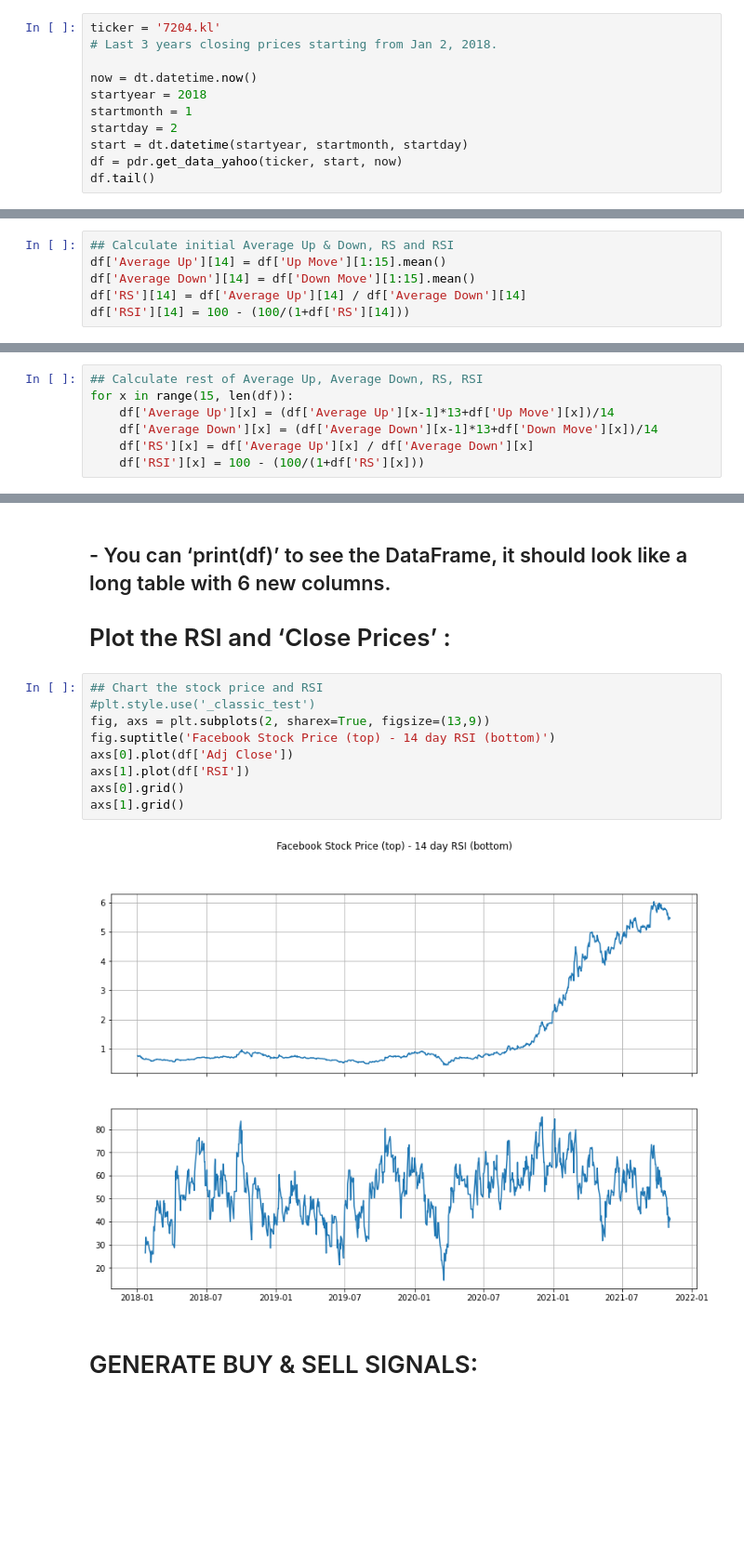
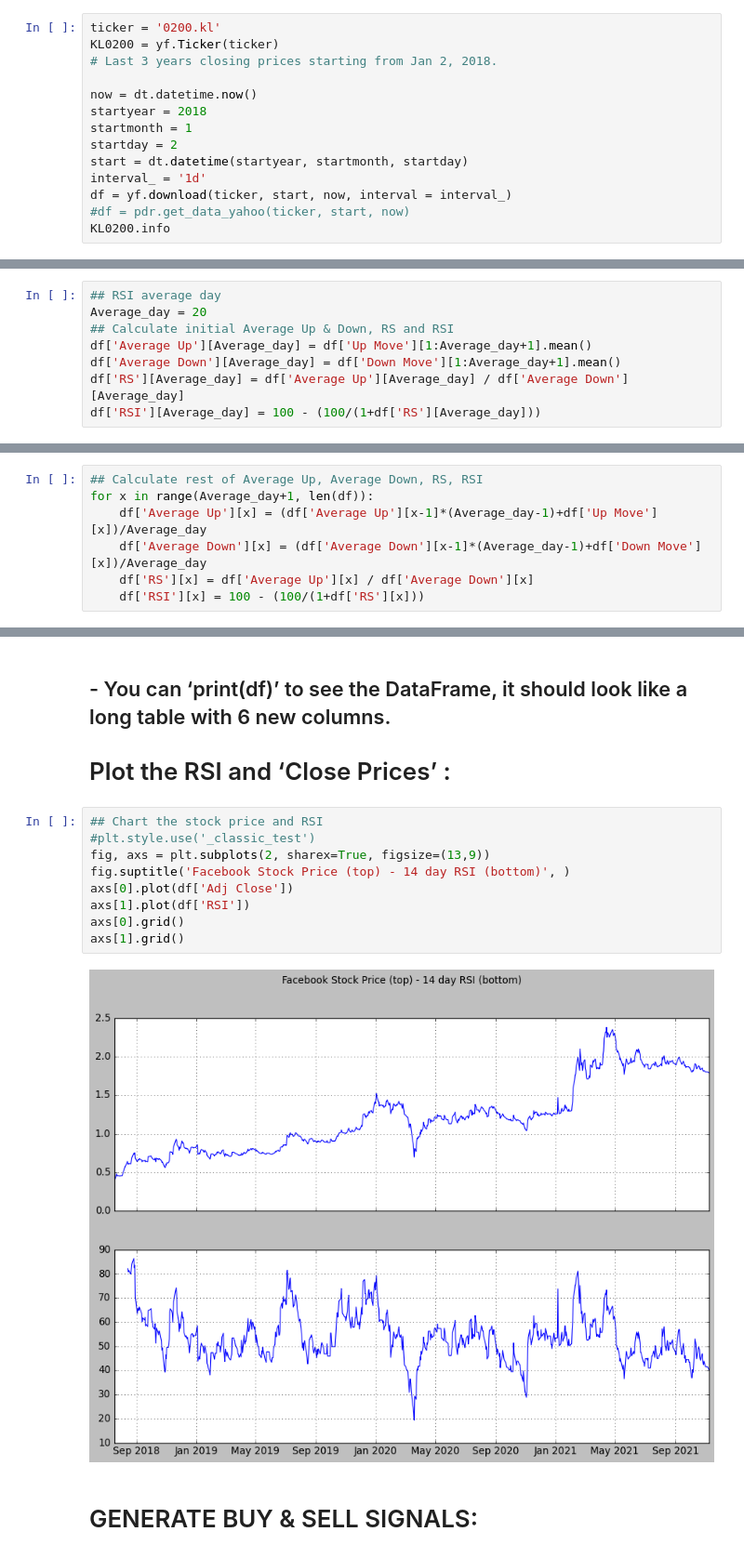
Before and after one commit to Callyong/Trading_Study, a Jupyter notebook: RSI_Sample_works.ipynb, the cells around one changed output, grey strips where cells are left out. Shown at 93% size. Drawn from its saved outputs; the diff is of its cells as text; blank space fills up the shorter version.

```diff
--- a/RSI_Sample_works.ipynb
+++ b/RSI_Sample_works.ipynb
@@ -8,5 +9,6 @@ import matplotlib.pyplot as plt
 # %%
-ticker = '7204.kl'
+ticker = '0200.kl'
+KL0200 = yf.Ticker(ticker)
 # Last 3 years closing prices starting from Jan 2, 2018.
 
 now = dt.datetime.now()
@@ -14,6 +16,8 @@ startyear = 2018
 startmonth = 1
 startday = 2
 start = dt.datetime(startyear, startmonth, startday)
-df = pdr.get_data_yahoo(ticker, start, now)
-df.tail()
+interval_ = '1d'
+df = yf.download(ticker, start, now, interval = interval_)
+#df = pdr.get_data_yahoo(ticker, start, now)
+KL0200.info
 # %% [output]
@@ -51,6 +85,8 @@ for x in range(1, len(df)):
 # %%
+## RSI average day
+Average_day = 20
 ## Calculate initial Average Up & Down, RS and RSI
-df['Average Up'][14] = df['Up Move'][1:15].mean()
-df['Average Down'][14] = df['Down Move'][1:15].mean()
-df['RS'][14] = df['Average Up'][14] / df['Average Down'][14]
-df['RSI'][14] = 100 - (100/(1+df['RS'][14]))
+df['Average Up'][Average_day] = df['Up Move'][1:Average_day+1].mean()
+df['Average Down'][Average_day] = df['Down Move'][1:Average_day+1].mean()
+df['RS'][Average_day] = df['Average Up'][Average_day] / df['Average Down'][Average_day]
+df['RSI'][Average_day] = 100 - (100/(1+df['RS'][Average_day]))
@@ -57,7 +110,7 @@ df['RSI'][14] = 100 - (100/(1+df['RS'][14]))
 # %%
 ## Calculate rest of Average Up, Average Down, RS, RSI
-for x in range(15, len(df)):
-    df['Average Up'][x] = (df['Average Up'][x-1]*13+df['Up Move'][x])/14
-    df['Average Down'][x] = (df['Average Down'][x-1]*13+df['Down Move'][x])/14
+for x in range(Average_day+1, len(df)):
+    df['Average Up'][x] = (df['Average Up'][x-1]*(Average_day-1)+df['Up Move'][x])/Average_day
+    df['Average Down'][x] = (df['Average Down'][x-1]*(Average_day-1)+df['Down Move'][x])/Average_day
     df['RS'][x] = df['Average Up'][x] / df['Average Down'][x]
     df['RSI'][x] = 100 - (100/(1+df['RS'][x]))
@@ -67,14 +137,14 @@ for x in range(15, len(df)):
 # %%
 ## Chart the stock price and RSI
 #plt.style.use('_classic_test')
 fig, axs = plt.subplots(2, sharex=True, figsize=(13,9))
-fig.suptitle('Facebook Stock Price (top) - 14 day RSI (bottom)')
+fig.suptitle('Facebook Stock Price (top) - 14 day RSI (bottom)', )
 axs[0].plot(df['Adj Close'])
 axs[1].plot(df['RSI'])
 axs[0].grid()
 axs[1].grid()
 # %% [output]
-[figure, old version]
+[figure, new version]
 # %% [markdown]
 # GENERATE BUY & SELL SIGNALS:
 # %%
```
Also changed, not shown: parts of 10 cells of this notebook.
